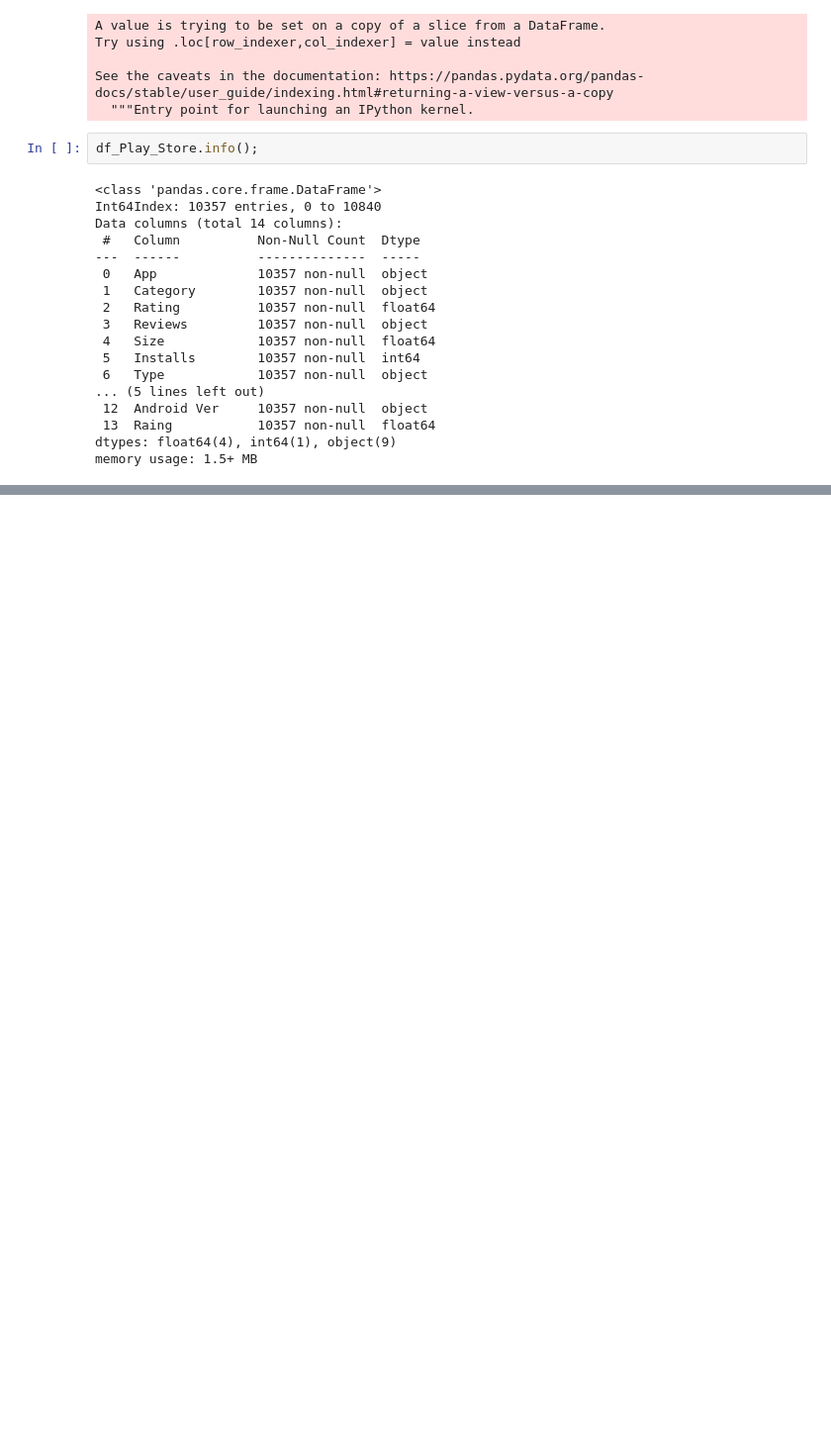
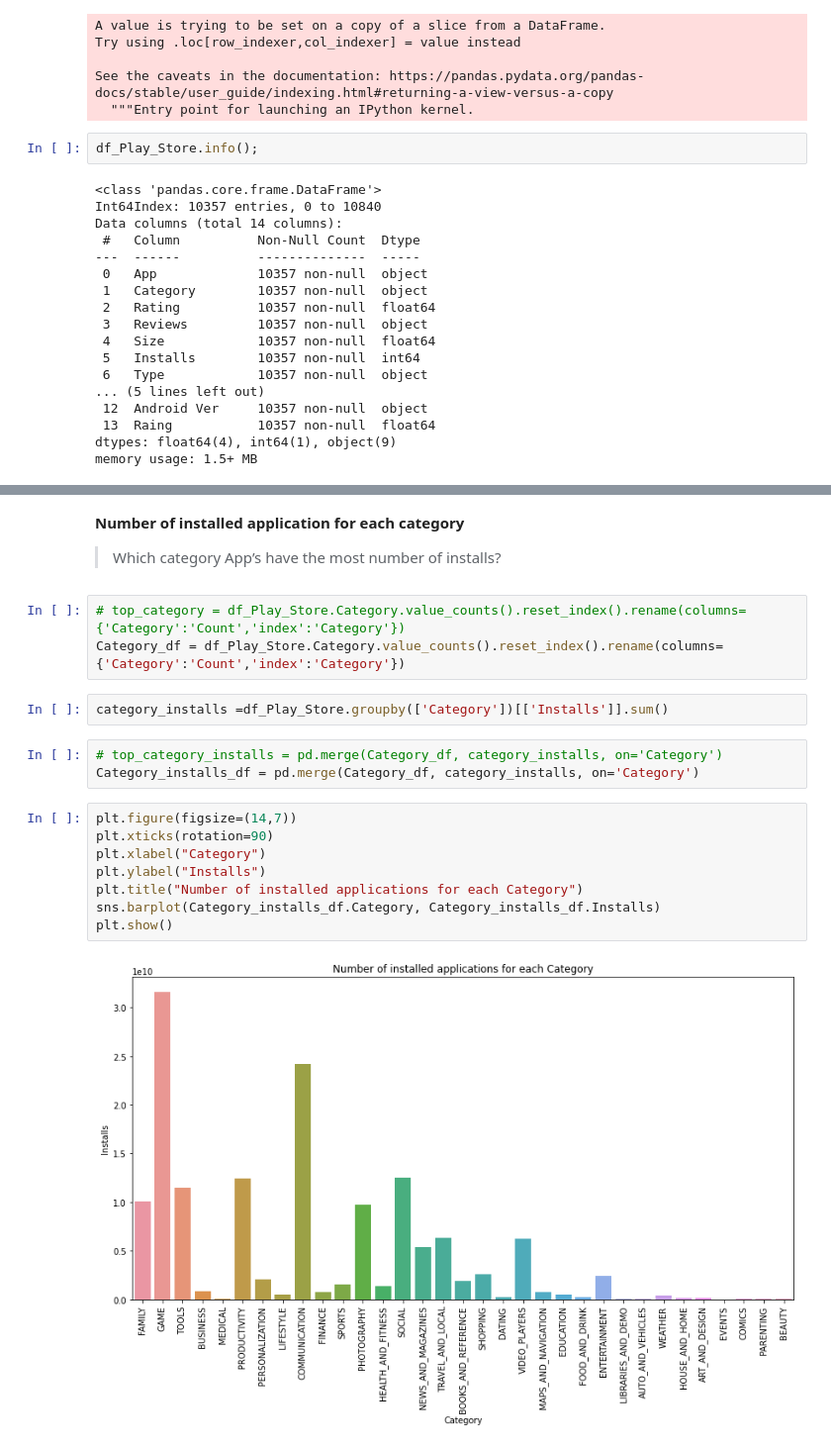
Before and after one commit to soniNiharika/EDA-project, a Jupyter notebook: Copy_of_Play_Store_App_Review_Analysis_Capstone_Project.ipynb, the cells around one changed output, grey strips where cells are left out. Shown at 99% size. Cells and saved outputs as stored; diff of their text form; blank space fills up the shorter version.

```diff
--- a/Copy_of_Play_Store_App_Review_Analysis_Capstone_Project.ipynb
+++ b/Copy_of_Play_Store_App_Review_Analysis_Capstone_Project.ipynb
@@ -566,0 +604,22 @@ memory usage: 1.5+ MB
+# %% [markdown]
+**Number of installed application for each category**
+
+> Which category App’s have the most number of installs?
+# %%
+# top_category = df_Play_Store.Category.value_counts().reset_index().rename(columns={'Category':'Count','index':'Category'})
+Category_df = df_Play_Store.Category.value_counts().reset_index().rename(columns={'Category':'Count','index':'Category'})
+# %%
+category_installs =df_Play_Store.groupby(['Category'])[['Installs']].sum()
+# %%
+# top_category_installs = pd.merge(Category_df, category_installs, on='Category')
+Category_installs_df = pd.merge(Category_df, category_installs, on='Category')
+# %%
+plt.figure(figsize=(14,7))
+plt.xticks(rotation=90)
+plt.xlabel("Category")
+plt.ylabel("Installs")
+plt.title("Number of installed applications for each Category")
+sns.barplot(Category_installs_df.Category, Category_installs_df.Installs)
+plt.show()
+# %% [output]
+[figure, added]
```
Also changed, not shown: parts of 16 cells of this notebook.
